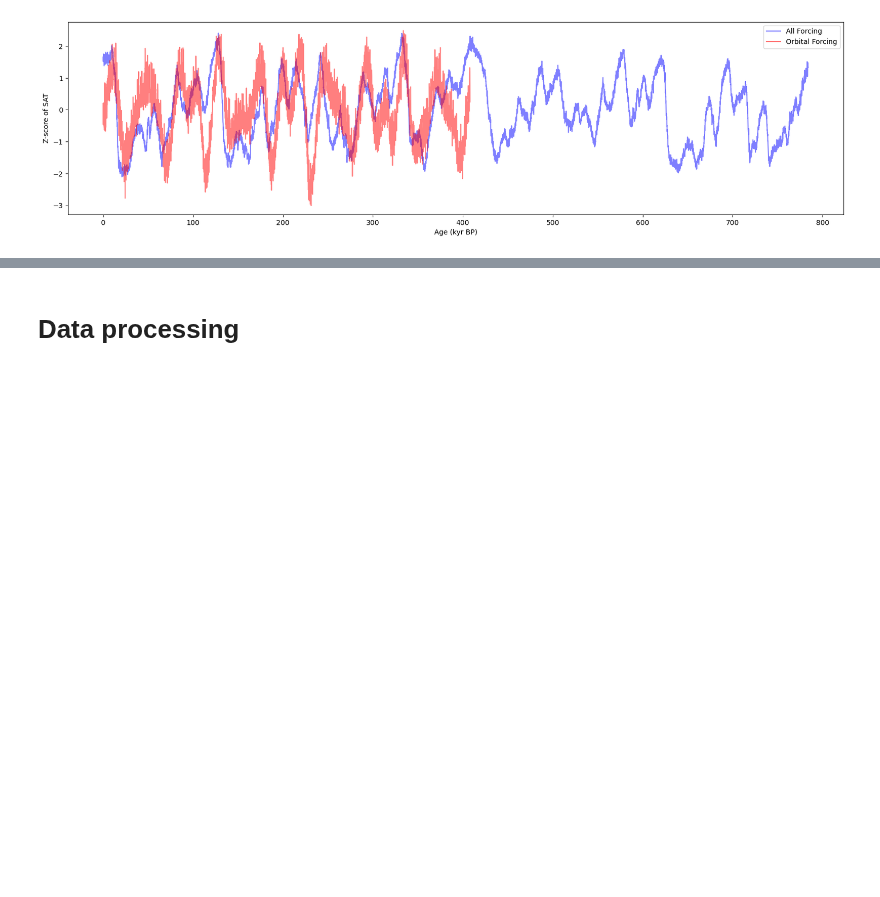
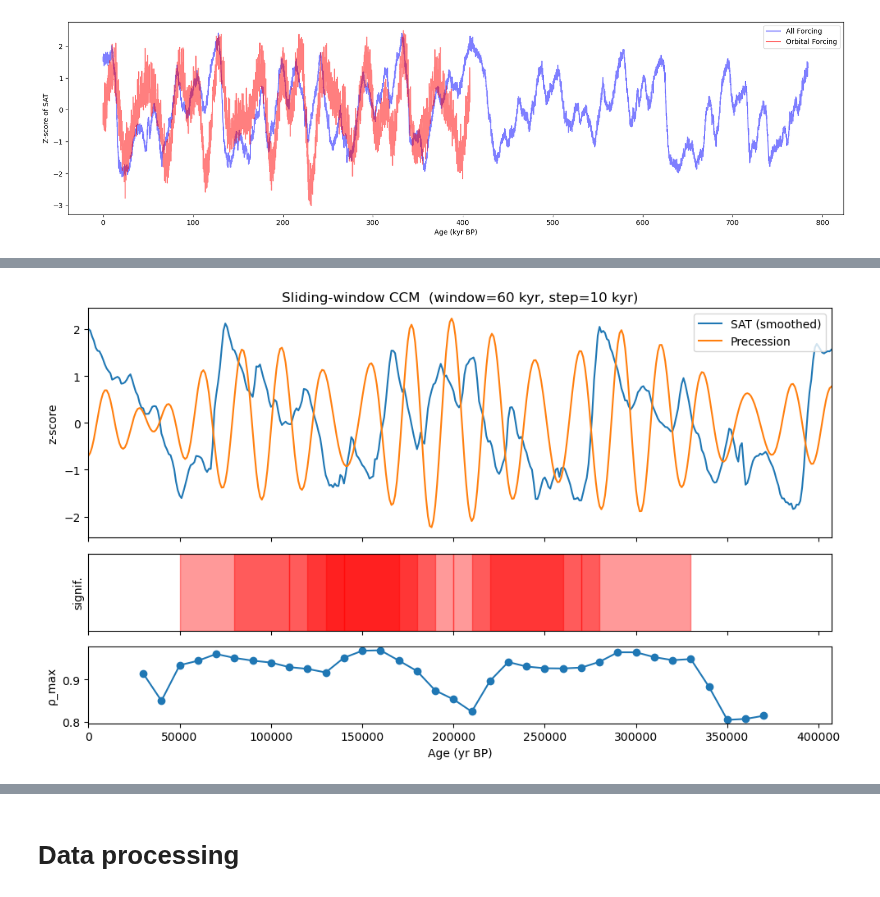
Before and after one commit to Peisong-Zheng/Inso_LGMR, a Jupyter notebook: Analysis_on_LOVECLIM.ipynb, the cells around one changed output, grey strips where cells are left out. Saved outputs shown, nothing was run; the diff lists cells and outputs as text; code cells hidden in the pictures; blank space fills up the shorter version.

```diff
--- a/Analysis_on_LOVECLIM.ipynb
+++ b/Analysis_on_LOVECLIM.ipynb
@@ -31,0 +189,88 @@
+# %%
+import numpy as np
+import pandas as pd
+import matplotlib.pyplot as plt
+from scipy.stats import zscore
+from toolbox import significant_test as st
+import importlib; importlib.reload(st)
+
+
+WIN  =60
+STEP = 10
+EMB  = 3
+LAGS = -4
+LIBSZ = "10 20 30 40"
+
+# ------------------------------------------------------------------
+# 0.  figure out the actual sampling interval
+# ------------------------------------------------------------------
+dt_yr = int(np.diff(df_ccm["age"][:2])[0])        # should be 1 000
+win_yr  = WIN  * dt_yr
+step_yr = STEP * dt_yr
+
+# ------------------------------------------------------------------
+# 1.  sliding-window CCM
+# ------------------------------------------------------------------
+starts  = np.arange(0, len(df_ccm) - WIN + 1, STEP)
+centres = df_ccm["age"].iloc[starts + WIN//2].values
+
+sig_vec = np.zeros(len(starts), dtype=bool)
+rho_vec = np.full(len(starts), np.nan)
+
+for k, s in enumerate(starts):
+    df_win = df_ccm.iloc[s : s + WIN].reset_index(drop=True)
+
+    ccm_out, _, (sig_sat2pre, _) = st.ccm_significance_test_v2_df(
+        df_input = df_win,
+        E        = EMB,
+        tau      = LAGS,
+        n_ran    = 50,
+        libSizes = LIBSZ,
+        sample   = 10,
+        random   = True,
+        showPlot = False
+    )
+
+    sig_vec[k] = sig_sat2pre
+    rho_vec[k] = ccm_out["X:Y"].max()
+
+    print(f"window {k+1:>3}/{len(starts)} – mid-age {centres[k]:>7} yr "
+          f"| sig={sig_sat2pre} | ρ_max={rho_vec[k]:.2f}")
+
+# ------------------------------------------------------------------
+# 2.  3×1 figure  (height ratio 3 : 1 : 1)
+# ------------------------------------------------------------------
+fig, (ax_ts, ax_sig, ax_rho) = plt.subplots(
+    3, 1, figsize=(10, 6),
+    sharex=True,
+    gridspec_kw=dict(height_ratios=[3, 1, 1])
+)
+
+# top – SAT & PRE (z-scored for clarity)
+ax_ts.plot(df_ccm["age"], zscore(df_ccm["sat"]), label="SAT (smoothed)")
+ax_ts.plot(df_ccm["age"], zscore(df_ccm["pre"]), label="Precession")
+ax_ts.set_ylabel("z-score")
+ax_ts.legend(loc="upper right")
+ax_ts.set_title(f"Sliding-window CCM  (window={win_yr/1000:.0f} kyr, step={step_yr/1000:.0f} kyr)")
+
+# middle – shade windows with significant causality
+for centre, sig in zip(centres, sig_vec):
+    if sig:
+        ax_sig.axvspan(centre - win_yr/2, centre + win_yr/2,
+                       color="red", alpha=0.4)
+ax_sig.set_ylabel("signif.")
+ax_sig.set_yticks([])
+ax_sig.set_ylim(0, 1)
+
+# bottom – ρ_max
+ax_rho.plot(centres, rho_vec, marker="o")
+ax_rho.set_ylabel("ρ_max")
+ax_rho.set_xlabel("Age (yr BP)")
+
+# set the x-axis limits to the range of the data
+ax_rho.set_xlim(df_ccm["age"].min(), df_ccm["age"].max())
+
+
+plt.tight_layout()
+plt.show()
+# %% [output]
@@ -31,0 +294 @@
+[figure, added]
```
Also changed, not shown: parts of 5 cells of this notebook, 2 other files.
